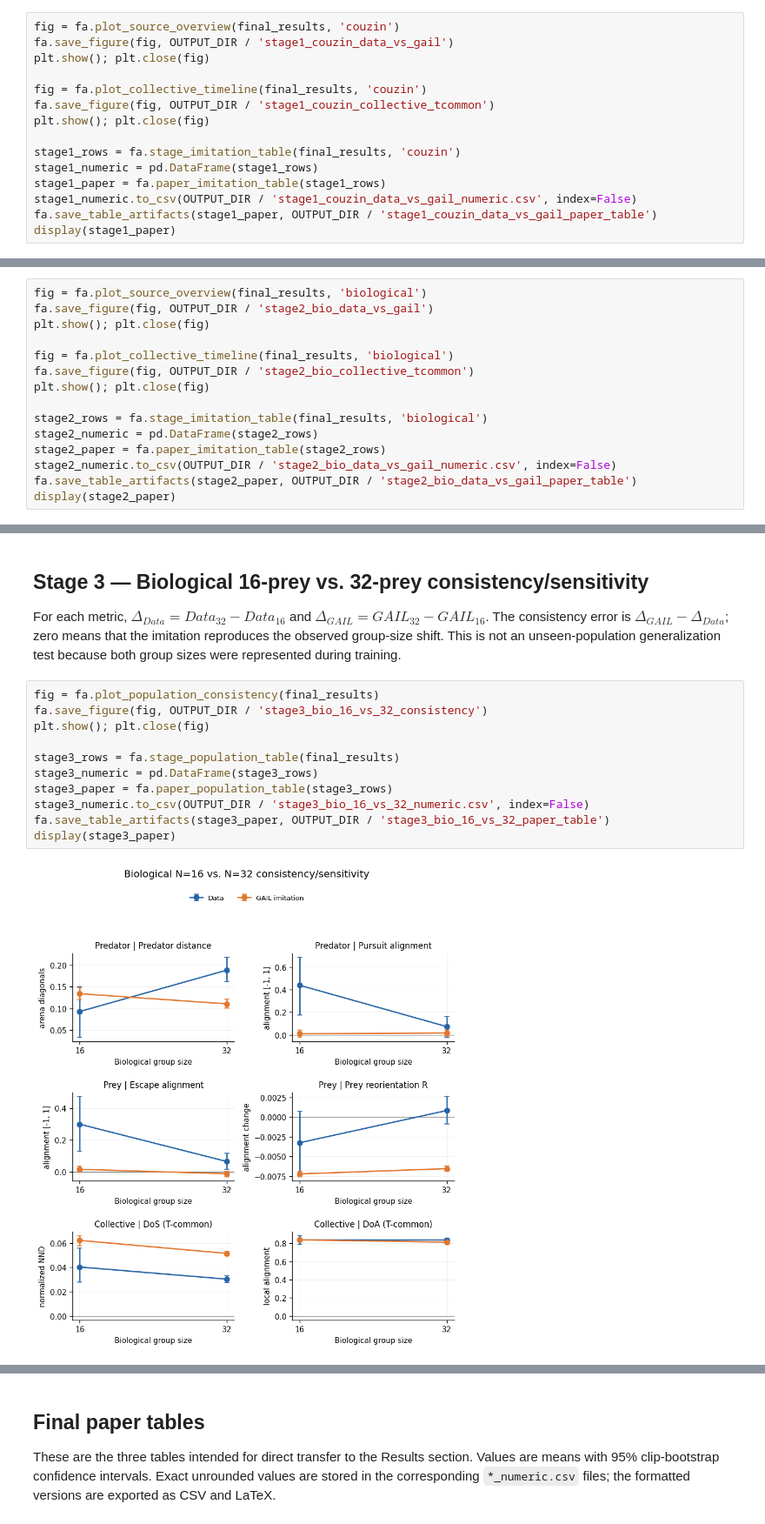
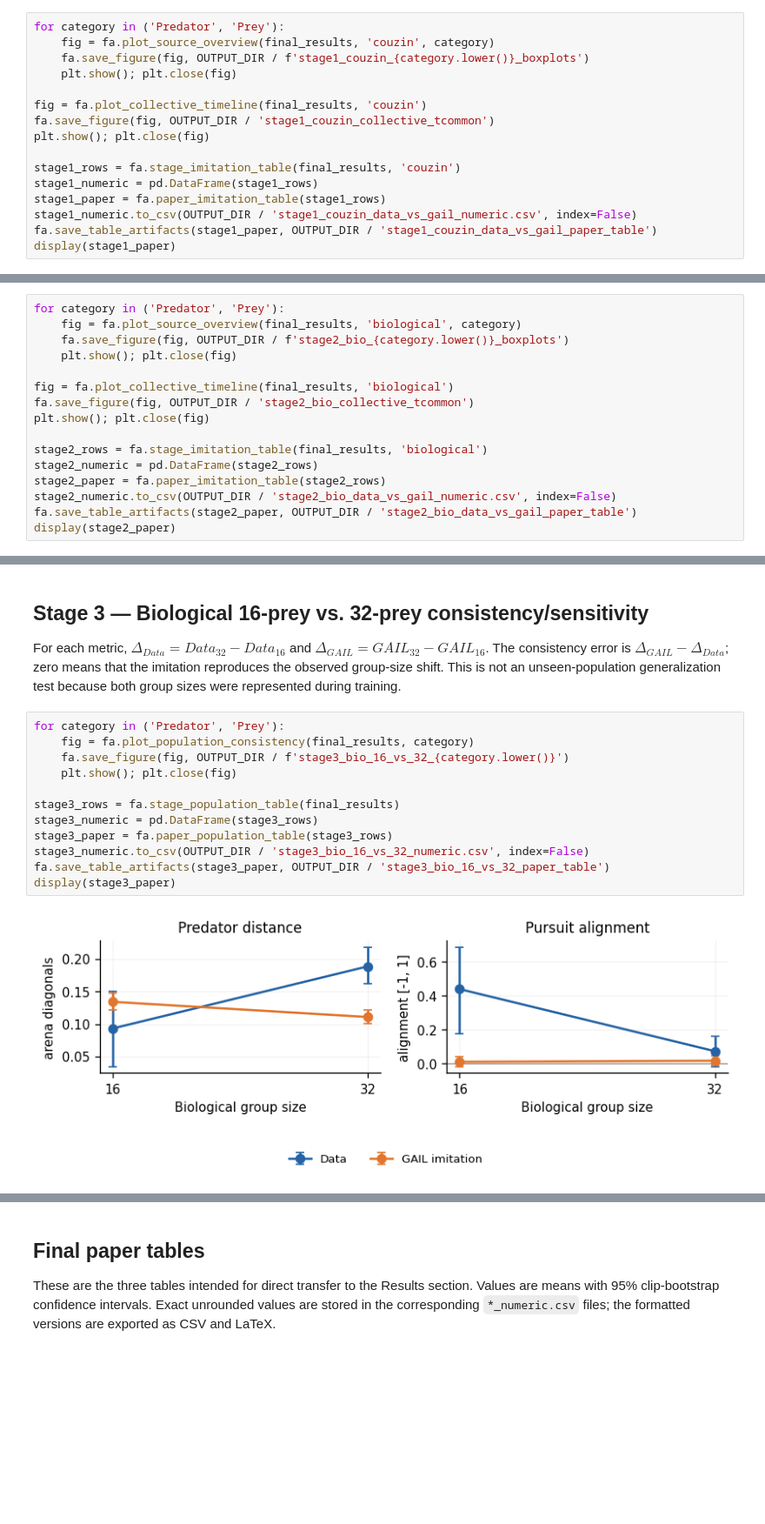
Before and after one commit to wirthy21/ICRA2027-PredatorPreyGAIL, a Jupyter notebook: Paper Analysis/final_analysis.ipynb, the cells around one changed output, grey strips where cells are left out. Shown at 87% size. Drawn from its saved outputs; the diff is of its cells as text; blank space fills up the shorter version.

```diff
--- a/Paper Analysis/final_analysis.ipynb
+++ b/Paper Analysis/final_analysis.ipynb
@@ -282,7 +282,8 @@ The overview contains the same six outcomes later used for biological data. Erro
 # %%
-fig = fa.plot_source_overview(final_results, 'couzin')
-fa.save_figure(fig, OUTPUT_DIR / 'stage1_couzin_data_vs_gail')
-plt.show(); plt.close(fig)
+for category in ('Predator', 'Prey'):
+    fig = fa.plot_source_overview(final_results, 'couzin', category)
+    fa.save_figure(fig, OUTPUT_DIR / f'stage1_couzin_{category.lower()}_boxplots')
+    plt.show(); plt.close(fig)
 
 fig = fa.plot_collective_timeline(final_results, 'couzin')
 fa.save_figure(fig, OUTPUT_DIR / 'stage1_couzin_collective_tcommon')
@@ -313,9 +315,10 @@ display(stage1_paper)
 # %% [markdown]
 ## Stage 2 — Biological data vs. Biological GAIL imitation
 # %%
-fig = fa.plot_source_overview(final_results, 'biological')
-fa.save_figure(fig, OUTPUT_DIR / 'stage2_bio_data_vs_gail')
-plt.show(); plt.close(fig)
+for category in ('Predator', 'Prey'):
+    fig = fa.plot_source_overview(final_results, 'biological', category)
+    fa.save_figure(fig, OUTPUT_DIR / f'stage2_bio_{category.lower()}_boxplots')
+    plt.show(); plt.close(fig)
 
 fig = fa.plot_collective_timeline(final_results, 'biological')
 fa.save_figure(fig, OUTPUT_DIR / 'stage2_bio_collective_tcommon')
@@ -348,15 +352,16 @@ display(stage2_paper)
 
 For each metric, $\Delta_{Data}=Data_{32}-Data_{16}$ and $\Delta_{GAIL}=GAIL_{32}-GAIL_{16}$. The consistency error is $\Delta_{GAIL}-\Delta_{Data}$; zero means that the imitation reproduces the observed group-size shift. This is not an unseen-population generalization test because both group sizes were represented during training.
 # %%
-fig = fa.plot_population_consistency(final_results)
-fa.save_figure(fig, OUTPUT_DIR / 'stage3_bio_16_vs_32_consistency')
-plt.show(); plt.close(fig)
+for category in ('Predator', 'Prey'):
+    fig = fa.plot_population_consistency(final_results, category)
+    fa.save_figure(fig, OUTPUT_DIR / f'stage3_bio_16_vs_32_{category.lower()}')
+    plt.show(); plt.close(fig)
 
 stage3_rows = fa.stage_population_table(final_results)
 stage3_numeric = pd.DataFrame(stage3_rows)
 stage3_paper = fa.paper_population_table(stage3_rows)
 stage3_numeric.to_csv(OUTPUT_DIR / 'stage3_bio_16_vs_32_numeric.csv', index=False)
 fa.save_table_artifacts(stage3_paper, OUTPUT_DIR / 'stage3_bio_16_vs_32_paper_table')
 display(stage3_paper)
 # %% [output]
-[figure, old version]
+[figure, new version]
```
Also changed, not shown: parts of 6 cells of this notebook, 46 other files.
